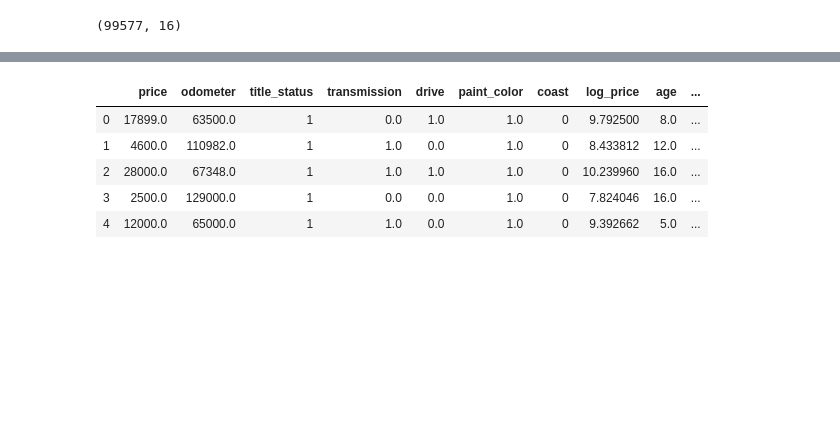
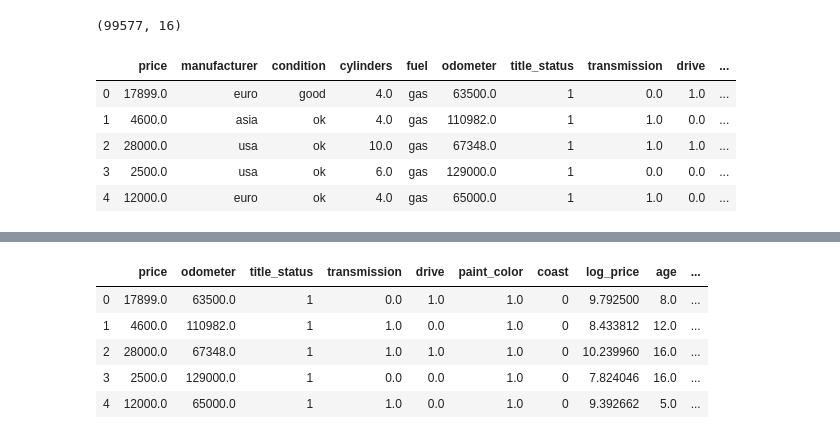
Before and after one commit to alex21738/nyc-mhtn-ds-010620-lectures, a Jupyter notebook: week-7/car_price_prediction.ipynb, the cells around one changed output, grey strips where cells are left out. Cells and saved outputs as stored; diff of their text form; code cells hidden in the pictures; blank space fills up the shorter version.

```diff
--- a/week-7/car_price_prediction.ipynb
+++ b/week-7/car_price_prediction.ipynb
@@ -135,3 +135,12 @@ df.shape
 df.reset_index(inplace=True)
 # %%
 df.drop(columns = ['index', 'year'], inplace = True)
+# %%
+df.head()
+# %% [output]
+|  | price | manufacturer | condition | cylinders | fuel | odometer | title_status | transmission | drive | ... |
+| 0 | 17899.0 | euro | good | 4.0 | gas | 63500.0 | 1 | 0.0 | 1.0 | ... |
+| 1 | 4600.0 | asia | ok | 4.0 | gas | 110982.0 | 1 | 1.0 | 0.0 | ... |
+| 2 | 28000.0 | usa | ok | 10.0 | gas | 67348.0 | 1 | 1.0 | 1.0 | ... |
+| 3 | 2500.0 | usa | ok | 6.0 | gas | 129000.0 | 1 | 0.0 | 0.0 | ... |
+| 4 | 12000.0 | euro | ok | 4.0 | gas | 65000.0 | 1 | 1.0 | 0.0 | ... |
```
Also changed, not shown: parts of 28 cells of this notebook, 5 other files.
